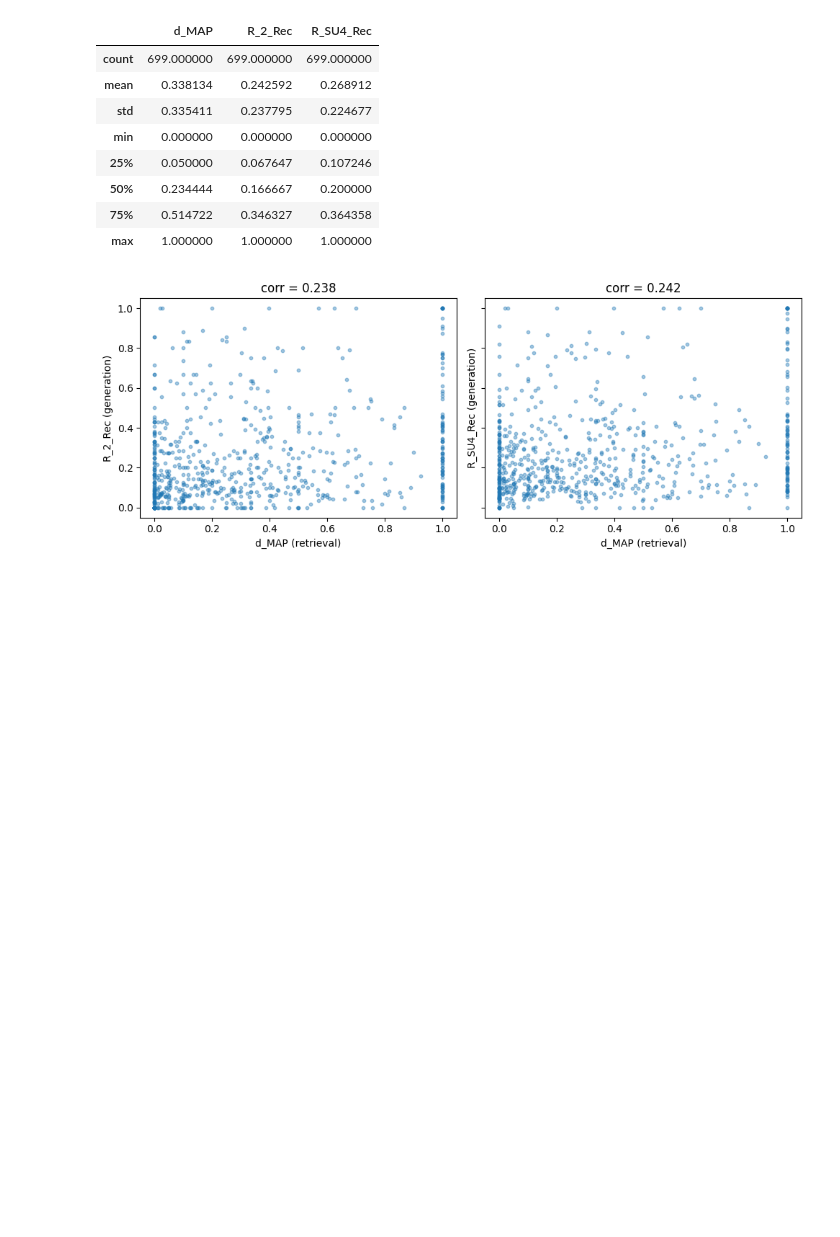
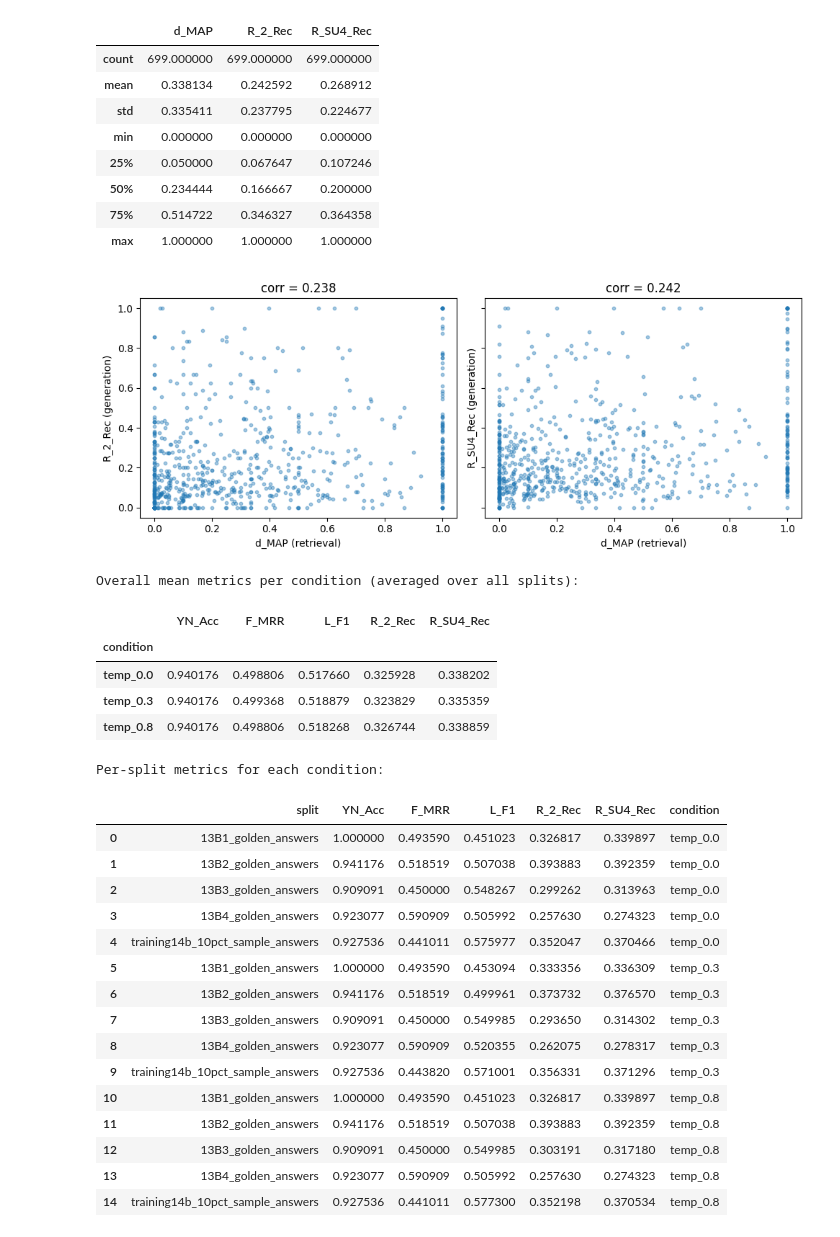
Before and after one commit to fulaibaowang/BioASQ, a Jupyter notebook: notebooks/generation_test.ipynb, the cells around one changed output. Saved outputs shown, nothing was run; the diff lists cells and outputs as text; code cells hidden in the pictures; blank space fills up the shorter version.

Commit message:
temperature does not matter , set to 0

```diff
--- a/notebooks/generation_test.ipynb
+++ b/notebooks/generation_test.ipynb
@@ -75,3 +75,73 @@ plt.tight_layout()
 plt.show()
 # %% [output]
 [figure]
+# %%
+# Compare generation metrics across ground-truth temperatures
+
+from pathlib import Path
+import pandas as pd
+
+# Base dir is already defined as `base = Path("..")` above
+gt_base = base / "report/groundtruth"
+
+conditions = {
+    "temp_0.0": gt_base / "0.0/phaseB_report.tsv",
+    "temp_0.3": gt_base / "0.3/phaseB_report.tsv",
+    "temp_0.8": gt_base / "default/phaseB_report.tsv",
+}
+
+metrics = ["YN_Acc", "F_MRR", "L_F1", "R_2_Rec", "R_SU4_Rec"]
+
+# Load all three reports
+reports = {
+    name: pd.read_csv(path, sep="\t")
+    for name, path in conditions.items()
+}
+
+# 1) Overall summary (mean over all splits per condition)
+summary_rows = []
+for name, df in reports.items():
+    row = {"condition": name}
+    for m in metrics:
+        # ensure numeric (in case of string columns)
+        row[m] = pd.to_numeric(df[m], errors="coerce").mean()
+    summary_rows.append(row)
+
+summary_df = pd.DataFrame(summary_rows).set_index("condition")
+print("Overall mean metrics per condition (averaged over all splits):")
+display(summary_df)
+
+# 2) Detailed table: metrics per split and condition
+long_rows = []
+for name, df in reports.items():
+    tmp = df[["split"] + metrics].copy()
+    tmp["condition"] = name
+    long_rows.append(tmp)
+
+long_df = pd.concat(long_rows, ignore_index=True)
+print("\nPer-split metrics for each condition:")
+display(long_df)
+# %% [output]
+Overall mean metrics per condition (averaged over all splits):
+|  | YN_Acc | F_MRR | L_F1 | R_2_Rec | R_SU4_Rec |
+| condition |  |  |  |  |  |
+| temp_0.0 | 0.940176 | 0.498806 | 0.517660 | 0.325928 | 0.338202 |
+| temp_0.3 | 0.940176 | 0.499368 | 0.518879 | 0.323829 | 0.335359 |
+| temp_0.8 | 0.940176 | 0.498806 | 0.518268 | 0.326744 | 0.338859 |
+Per-split metrics for each condition:
+|  | split | YN_Acc | F_MRR | L_F1 | R_2_Rec | R_SU4_Rec | condition |
+| 0 | 13B1_golden_answers | 1.000000 | 0.493590 | 0.451023 | 0.326817 | 0.339897 | temp_0.0 |
+| 1 | 13B2_golden_answers | 0.941176 | 0.518519 | 0.507038 | 0.393883 | 0.392359 | temp_0.0 |
+| 2 | 13B3_golden_answers | 0.909091 | 0.450000 | 0.548267 | 0.299262 | 0.313963 | temp_0.0 |
+| 3 | 13B4_golden_answers | 0.923077 | 0.590909 | 0.505992 | 0.257630 | 0.274323 | temp_0.0 |
+| 4 | training14b_10pct_sample_answers | 0.927536 | 0.441011 | 0.575977 | 0.352047 | 0.370466 | temp_0.0 |
+| 5 | 13B1_golden_answers | 1.000000 | 0.493590 | 0.453094 | 0.333356 | 0.336309 | temp_0.3 |
+| 6 | 13B2_golden_answers | 0.941176 | 0.518519 | 0.499961 | 0.373732 | 0.376570 | temp_0.3 |
+| 7 | 13B3_golden_answers | 0.909091 | 0.450000 | 0.549985 | 0.293650 | 0.314302 | temp_0.3 |
+| 8 | 13B4_golden_answers | 0.923077 | 0.590909 | 0.520355 | 0.262075 | 0.278317 | temp_0.3 |
+| 9 | training14b_10pct_sample_answers | 0.927536 | 0.443820 | 0.571001 | 0.356331 | 0.371296 | temp_0.3 |
+| 10 | 13B1_golden_answers | 1.000000 | 0.493590 | 0.451023 | 0.326817 | 0.339897 | temp_0.8 |
+| 11 | 13B2_golden_answers | 0.941176 | 0.518519 | 0.507038 | 0.393883 | 0.392359 | temp_0.8 |
+| 12 | 13B3_golden_answers | 0.909091 | 0.450000 | 0.549985 | 0.303191 | 0.317180 | temp_0.8 |
+| 13 | 13B4_golden_answers | 0.923077 | 0.590909 | 0.505992 | 0.257630 | 0.274323 | temp_0.8 |
+| 14 | training14b_10pct_sample_answers | 0.927536 | 0.441011 | 0.577300 | 0.352198 | 0.370534 | temp_0.8 |
```
Also changed, not shown: parts of 2 cells of this notebook, 2 other files.
